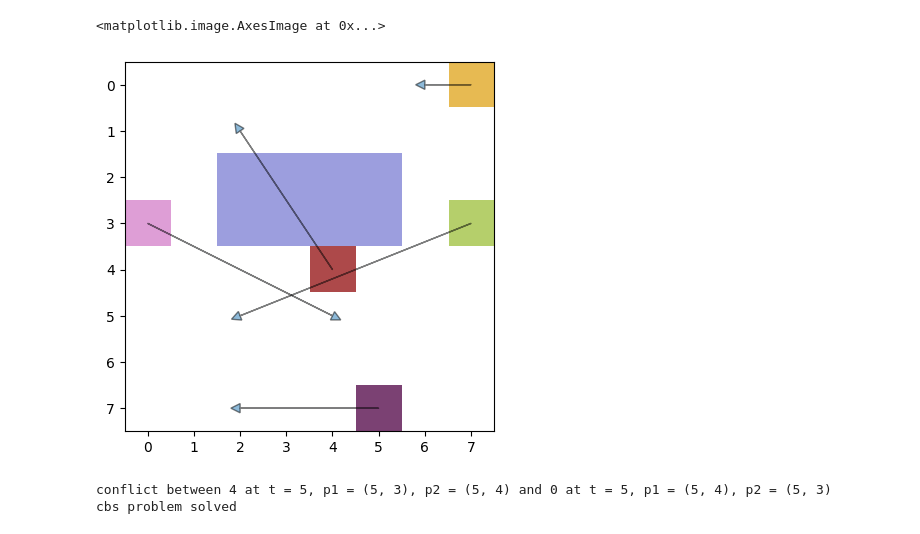
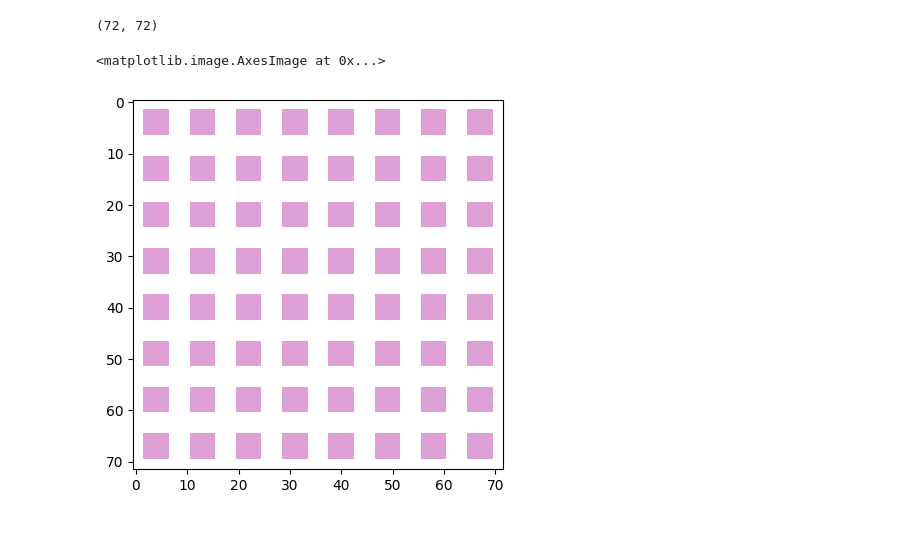
Before and after one commit to JGSuw/multirobot_planning, a Jupyter notebook: cbs/rcbs.ipynb, the cells around one changed output. Saved outputs shown, nothing was run; the diff lists cells and outputs as text; code cells hidden in the pictures.

```diff
--- a/cbs/rcbs.ipynb
+++ b/cbs/rcbs.ipynb
@@ -4,28 +5,13 @@ from mapf import *
 from regional_mapf import *
 from matplotlib import pyplot as plt
-# %%
-# basic CBS problem
-obstacles = column_lattice_obstacles(2,4,2,2)
-env = GridWorld((8,8), obstacles)
-fig, ax = plt.subplots()
-n_agents = 5
-agent_ids = list(range(n_agents))
-nodes = list(env.G.nodes)
-idx = np.random.choice(len(nodes), n_agents, replace=False)
-start_pos = dict((i, nodes[idx[i]]) for i in range(n_agents))
-paths = dict((i, Path([PathVertex(start_pos[i], 0)])) for i in range(n_agents))
-nodes = list(env.G.nodes)
-idx = np.random.choice(len(nodes), n_agents, replace=False)
-goal_pos = dict((i, nodes[idx[i]]) for i in range(n_agents))
-goals = dict((id, LocationGoal(goal_pos[id])) for id in range(n_agents))
-draw_environment(ax,env,start_pos,goal_pos)
-# %% [output]
-<matplotlib.image.AxesImage at 0x...>
-[figure, removed]
-# %%
-action_gen = GridWorldActionGenerator(env)
-node = CBSNode(paths, goals, action_gen)
-result = conflict_based_search(node, verbose=True, maxtime=60.)
-# %% [output]
-conflict between 4 at t = 5, p1 = (5, 3), p2 = (5, 4) and 0 at t = 5, p1 = (5, 4), p2 = (5, 3)
-cbs problem solved
+# %%
+nrows = 8
+ncols = 8
+env = ColumnLatticeEnvironment(nrows, ncols, 5, 5, 2, 2, 1, 1)
+print(env.gridworld.size)
+fig, ax = plt.subplots()
+draw_environment(ax,env,{},{})
+# %% [output]
+(72, 72)
+<matplotlib.image.AxesImage at 0x...>
+[figure, added]
```
Also changed, not shown: parts of 8 cells of this notebook, 6 other files.
